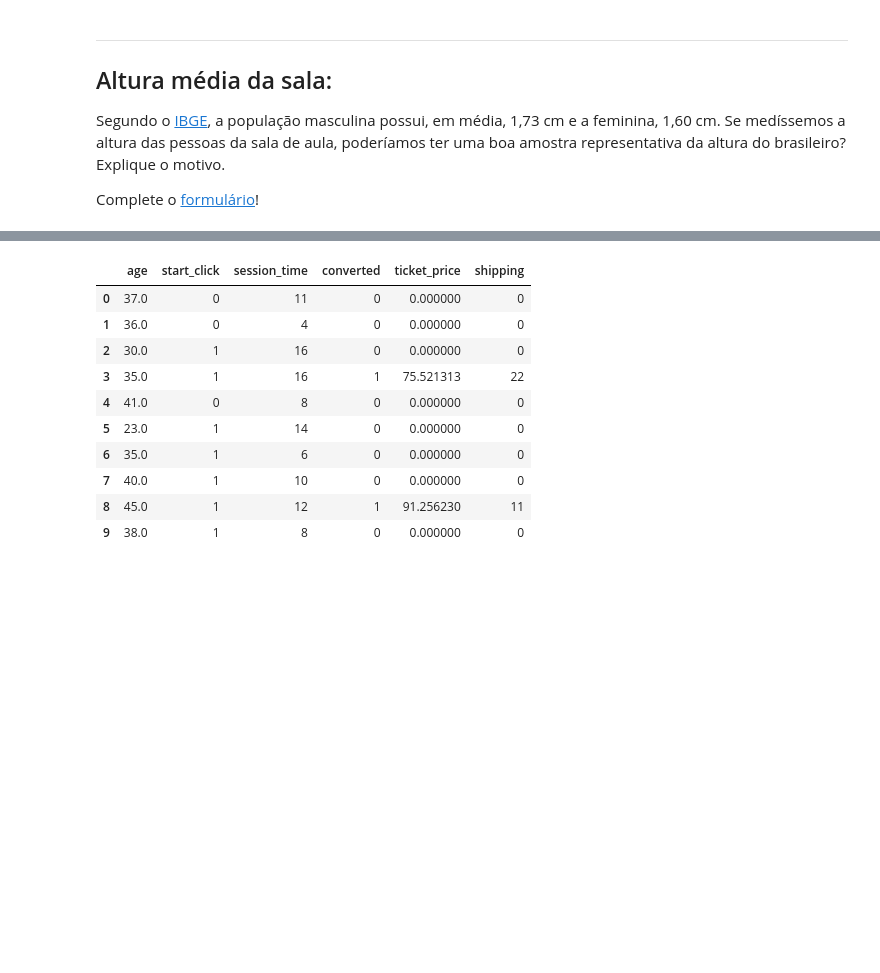
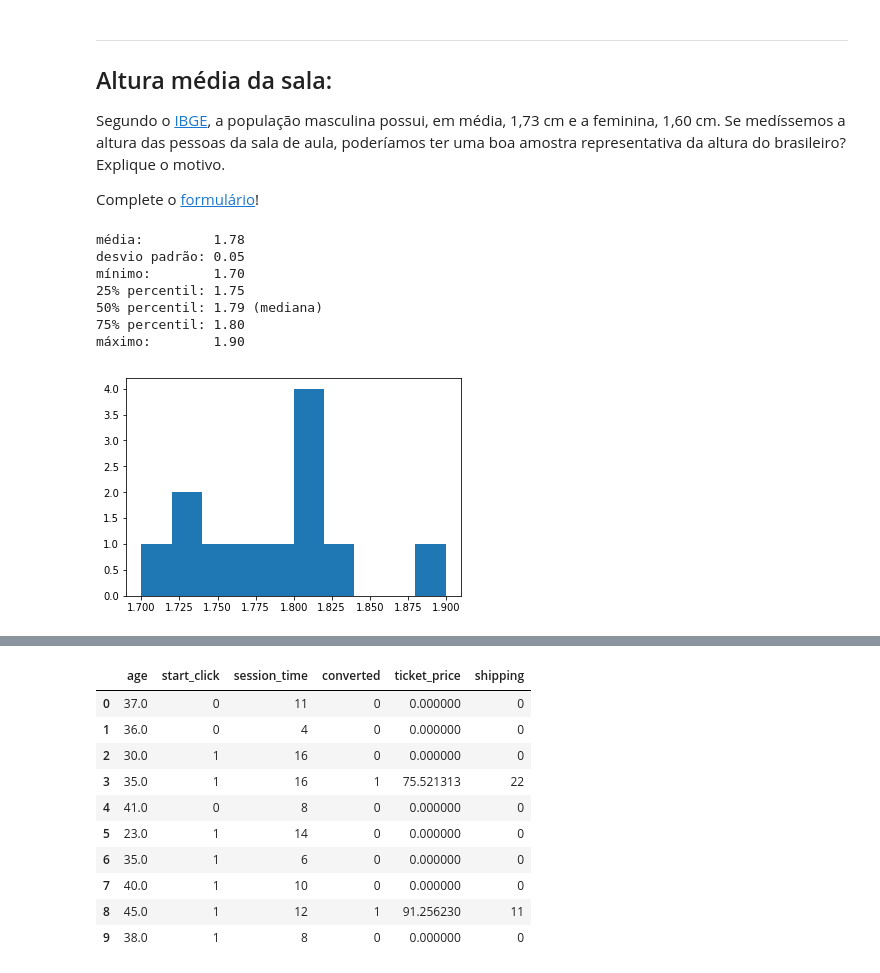
Before and after one commit to rballet/tera_bootcamp, a Jupyter notebook: codigos/Tera_13_Aula.ipynb, the cells around one changed output, grey strips where cells are left out. Saved outputs shown, nothing was run; the diff lists cells and outputs as text; code cells hidden in the pictures; blank space fills up the shorter version.

```diff
--- a/codigos/Tera_13_Aula.ipynb
+++ b/codigos/Tera_13_Aula.ipynb
@@ -38,3 +34,16 @@ stats_describe(altura_sala)
+# %%
+altura_sala = [1.75, 1.81, 1.83, 1.90, 1.8, 1.72, 1.8, 1.8, 1.73, 1.77, 1.78, 1.7]
+
+stats_describe(altura_sala)
+# %% [output]
+média:         1.78
+desvio padrão: 0.05
+mínimo:        1.70
+25% percentil: 1.75
+50% percentil: 1.79 (mediana)
+75% percentil: 1.80
+máximo:        1.90
+[figure, added]
 # %% [markdown]
 ---
 ## Estatística descritiva
```
Also changed, not shown: parts of 14 cells of this notebook, 1 other file.
